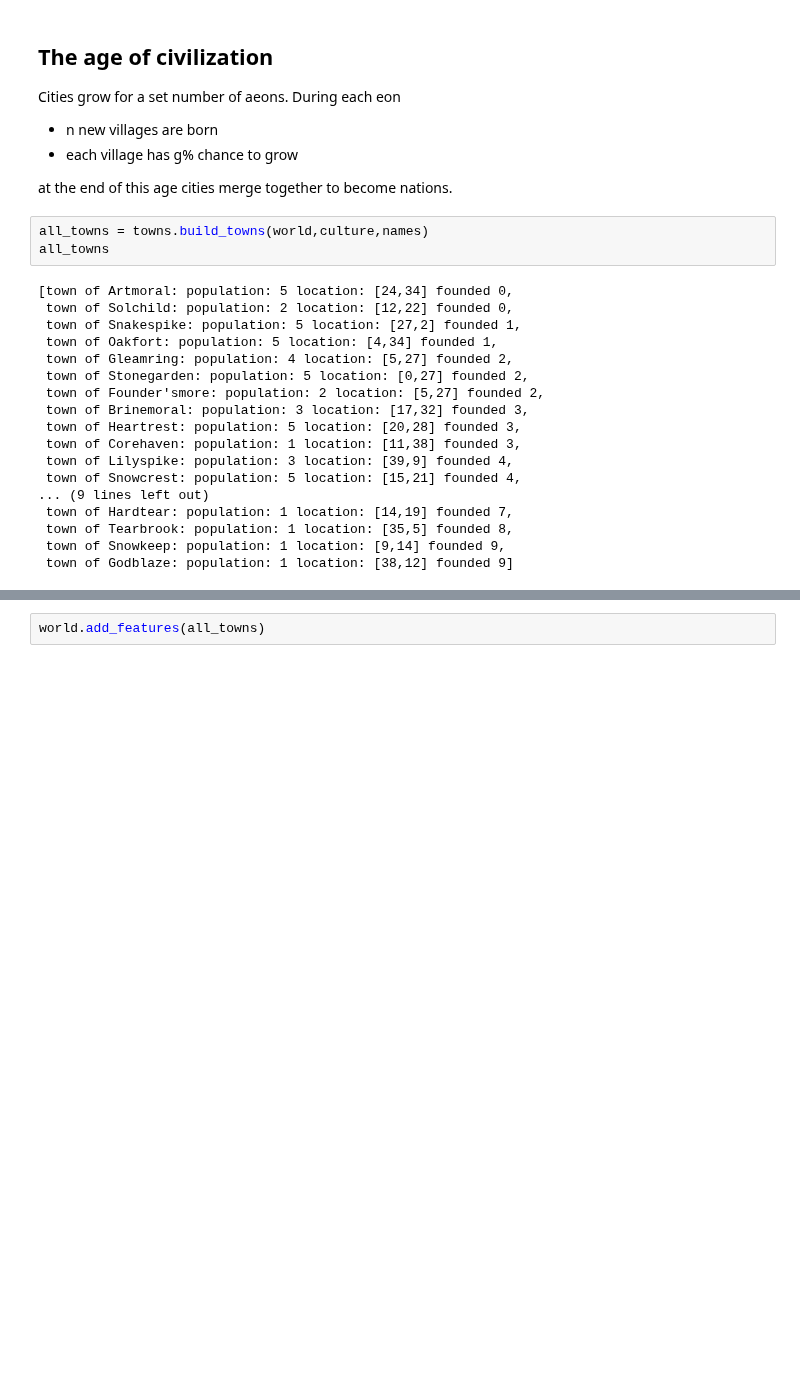
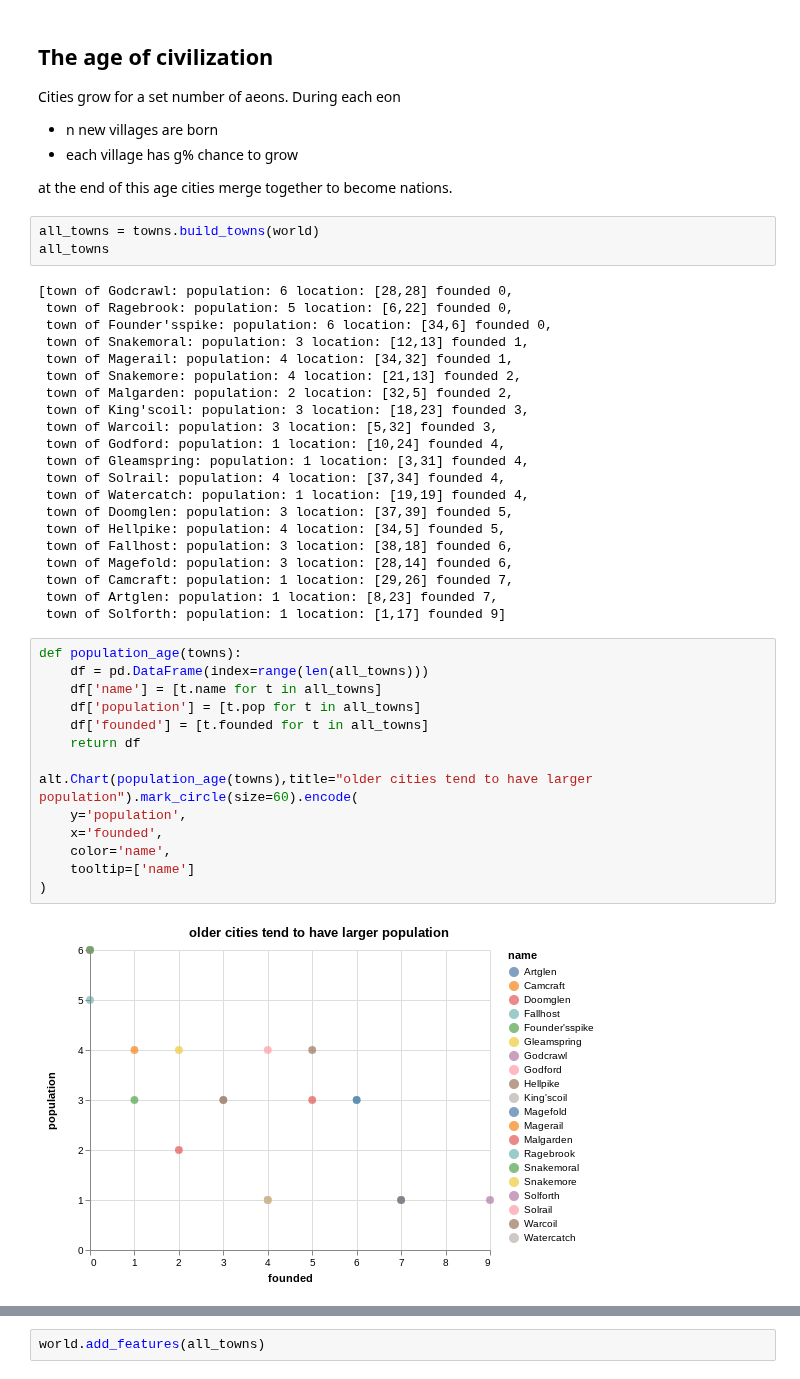
Before and after one commit to BillmanH/dsadventure, a Jupyter notebook: notebooks/2 Cities and Nations.ipynb, the cells around one changed output, grey strips where cells are left out. Cells and saved outputs as stored; diff of their text form; blank space fills up the shorter version.

```diff
--- a/notebooks/2 Cities and Nations.ipynb
+++ b/notebooks/2 Cities and Nations.ipynb
@@ -49,23 +56,42 @@ Cities grow for a set number of aeons. During each eon
 
 at the end of this age cities merge together to become nations.
 # %%
-all_towns = towns.build_towns(world,culture,names)
+all_towns = towns.build_towns(world)
 all_towns
 # %% [output]
-[town of Artmoral: population: 5 location: [24,34] founded 0,
- town of Solchild: population: 2 location: [12,22] founded 0,
- town of Snakespike: population: 5 location: [27,2] founded 1,
- town of Oakfort: population: 5 location: [4,34] founded 1,
- town of Gleamring: population: 4 location: [5,27] founded 2,
- town of Stonegarden: population: 5 location: [0,27] founded 2,
- town of Founder'smore: population: 2 location: [5,27] founded 2,
- town of Brinemoral: population: 3 location: [17,32] founded 3,
- town of Heartrest: population: 5 location: [20,28] founded 3,
- town of Corehaven: population: 1 location: [11,38] founded 3,
- town of Lilyspike: population: 3 location: [39,9] founded 4,
- town of Snowcrest: population: 5 location: [15,21] founded 4,
-... (9 lines left out)
- town of Hardtear: population: 1 location: [14,19] founded 7,
- town of Tearbrook: population: 1 location: [35,5] founded 8,
- town of Snowkeep: population: 1 location: [9,14] founded 9,
- town of Godblaze: population: 1 location: [38,12] founded 9]
+[town of Godcrawl: population: 6 location: [28,28] founded 0,
+ town of Ragebrook: population: 5 location: [6,22] founded 0,
+ town of Founder'sspike: population: 6 location: [34,6] founded 0,
+ town of Snakemoral: population: 3 location: [12,13] founded 1,
+ town of Magerail: population: 4 location: [34,32] founded 1,
+ town of Snakemore: population: 4 location: [21,13] founded 2,
+ town of Malgarden: population: 2 location: [32,5] founded 2,
+ town of King'scoil: population: 3 location: [18,23] founded 3,
+ town of Warcoil: population: 3 location: [5,32] founded 3,
+ town of Godford: population: 1 location: [10,24] founded 4,
+ town of Gleamspring: population: 1 location: [3,31] founded 4,
+ town of Solrail: population: 4 location: [37,34] founded 4,
+ town of Watercatch: population: 1 location: [19,19] founded 4,
+ town of Doomglen: population: 3 location: [37,39] founded 5,
+ town of Hellpike: population: 4 location: [34,5] founded 5,
+ town of Fallhost: population: 3 location: [38,18] founded 6,
+ town of Magefold: population: 3 location: [28,14] founded 6,
+ town of Camcraft: population: 1 location: [29,26] founded 7,
+ town of Artglen: population: 1 location: [8,23] founded 7,
+ town of Solforth: population: 1 location: [1,17] founded 9]
+# %%
+def population_age(towns):
+    df = pd.DataFrame(index=range(len(all_towns)))
+    df['name'] = [t.name for t in all_towns]
+    df['population'] = [t.pop for t in all_towns]
+    df['founded'] = [t.founded for t in all_towns]
+    return df
+
+alt.Chart(population_age(towns),title="older cities tend to have larger population").mark_circle(size=60).encode(
+    y='population',
+    x='founded',
+    color='name',
+    tooltip=['name']
+)
+# %% [output]
+[figure, added]
```
Also changed, not shown: parts of 23 cells of this notebook, 11 other files.
